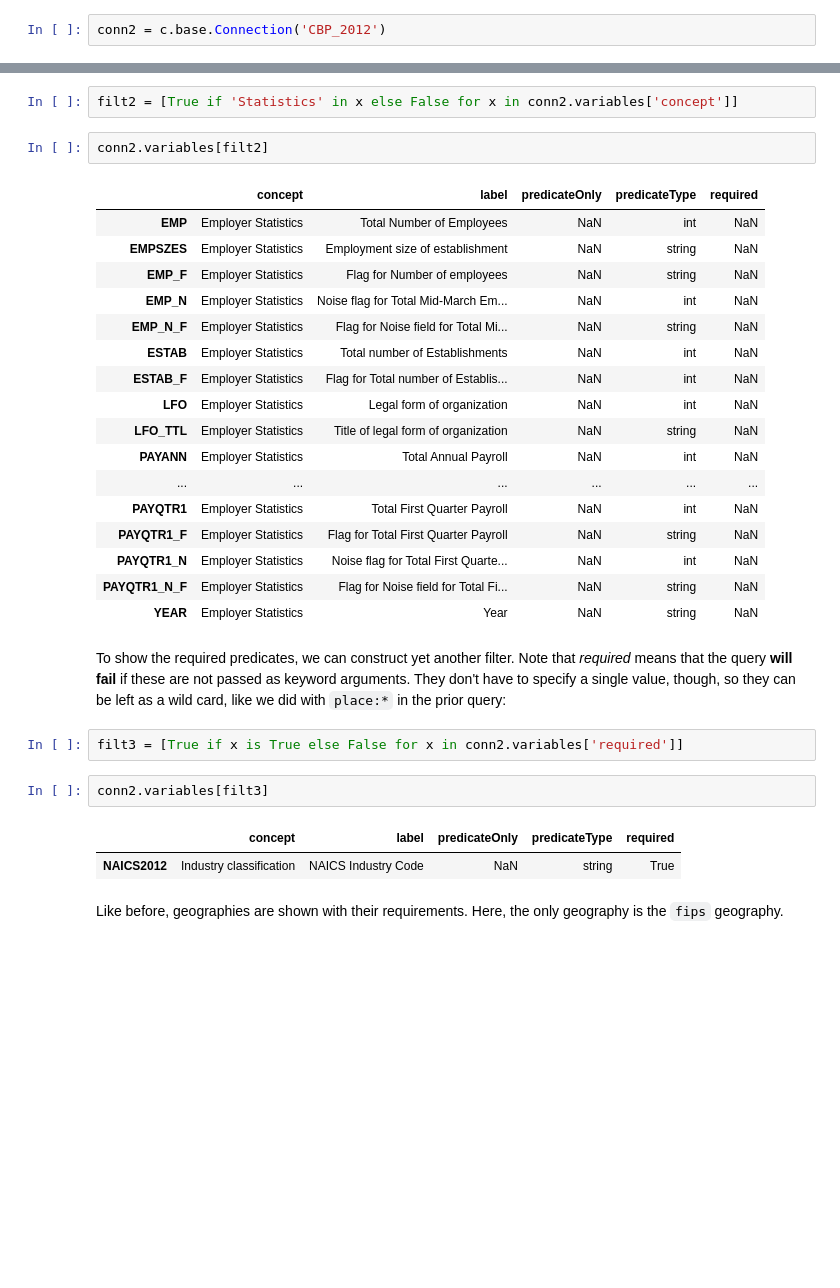
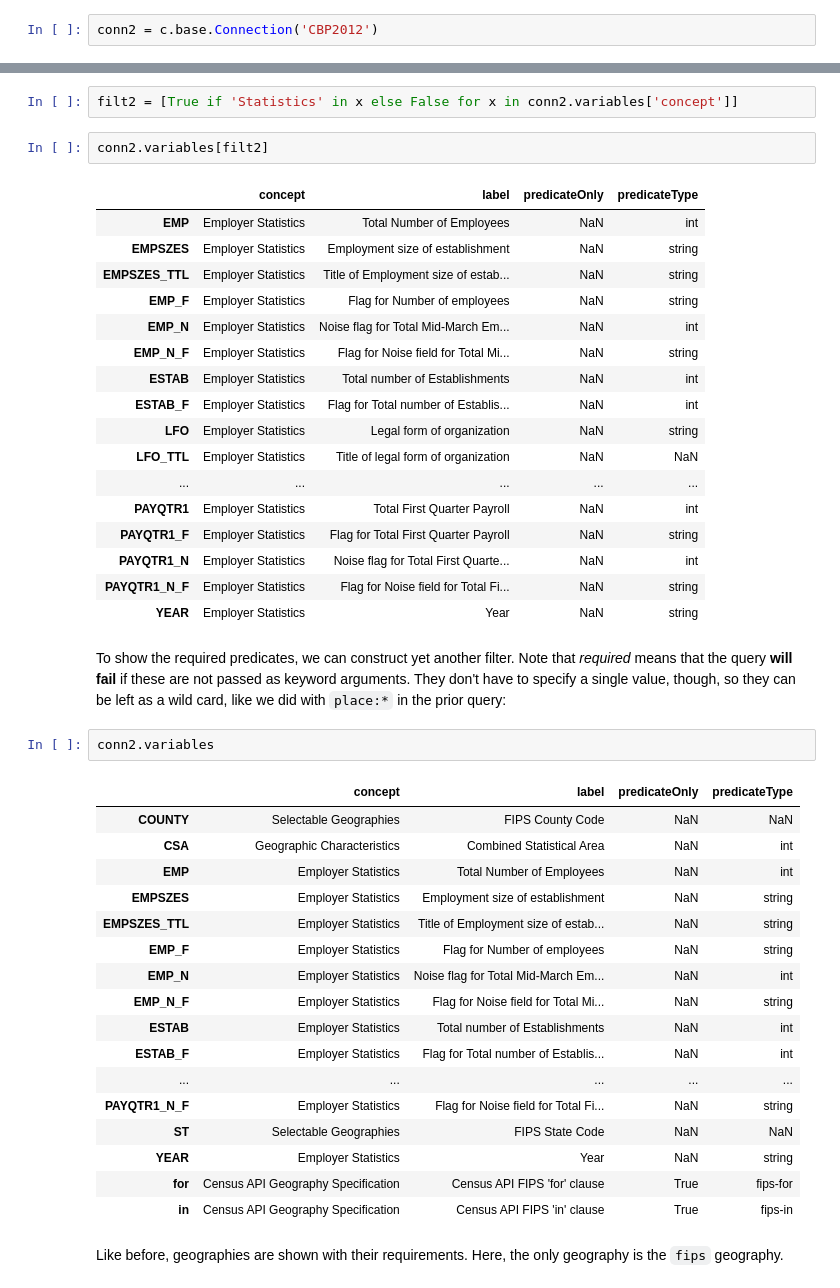
Before and after one commit to cenpy-devs/cenpy, a Jupyter notebook: demo.ipynb, the cells around one changed output, grey strips where cells are left out. Saved outputs shown, nothing was run; the diff lists cells and outputs as text; blank space fills up the shorter version.

```diff
--- a/demo.ipynb
+++ b/demo.ipynb
@@ -337,7 +337,7 @@ So, that's how you get your geodata in addition to your regular data!
 # %% [markdown]
 We'll try the Economic Census
 # %%
-conn2 = c.base.Connection('CBP_2012')
+conn2 = c.base.Connection('CBP2012')
 # %% [markdown]
 Alright, let's look at the available columns:
 # %%
@@ -345,32 +345,45 @@ filt2 = [True if 'Statistics' in x else False for x in conn2.variables['concept'
 # %%
 conn2.variables[filt2]
 # %% [output]
-|  | concept | label | predicateOnly | predicateType | required |
-| EMP | Employer Statistics | Total Number of Employees | NaN | int | NaN |
-| EMPSZES | Employer Statistics | Employment size of establishment | NaN | string | NaN |
-| EMP_F | Employer Statistics | Flag for Number of employees | NaN | string | NaN |
-| EMP_N | Employer Statistics | Noise flag for Total Mid-March Em... | NaN | int | NaN |
-| EMP_N_F | Employer Statistics | Flag for Noise field for Total Mi... | NaN | string | NaN |
-| ESTAB | Employer Statistics | Total number of Establishments | NaN | int | NaN |
-| ESTAB_F | Employer Statistics | Flag for Total number of Establis... | NaN | int | NaN |
-| LFO | Employer Statistics | Legal form of organization | NaN | int | NaN |
-| LFO_TTL | Employer Statistics | Title of legal form of organization | NaN | string | NaN |
-| PAYANN | Employer Statistics | Total Annual Payroll | NaN | int | NaN |
-| ... | ... | ... | ... | ... | ... |
-| PAYQTR1 | Employer Statistics | Total First Quarter Payroll | NaN | int | NaN |
-| PAYQTR1_F | Employer Statistics | Flag for Total First Quarter Payroll | NaN | string | NaN |
-| PAYQTR1_N | Employer Statistics | Noise flag for Total First Quarte... | NaN | int | NaN |
-| PAYQTR1_N_F | Employer Statistics | Flag for Noise field for Total Fi... | NaN | string | NaN |
-| YEAR | Employer Statistics | Year | NaN | string | NaN |
+|  | concept | label | predicateOnly | predicateType |
+| EMP | Employer Statistics | Total Number of Employees | NaN | int |
+| EMPSZES | Employer Statistics | Employment size of establishment | NaN | string |
+| EMPSZES_TTL | Employer Statistics | Title of Employment size of estab... | NaN | string |
+| EMP_F | Employer Statistics | Flag for Number of employees | NaN | string |
+| EMP_N | Employer Statistics | Noise flag for Total Mid-March Em... | NaN | int |
+| EMP_N_F | Employer Statistics | Flag for Noise field for Total Mi... | NaN | string |
+| ESTAB | Employer Statistics | Total number of Establishments | NaN | int |
+| ESTAB_F | Employer Statistics | Flag for Total number of Establis... | NaN | int |
+| LFO | Employer Statistics | Legal form of organization | NaN | string |
+| LFO_TTL | Employer Statistics | Title of legal form of organization | NaN | NaN |
+| ... | ... | ... | ... | ... |
+| PAYQTR1 | Employer Statistics | Total First Quarter Payroll | NaN | int |
+| PAYQTR1_F | Employer Statistics | Flag for Total First Quarter Payroll | NaN | string |
+| PAYQTR1_N | Employer Statistics | Noise flag for Total First Quarte... | NaN | int |
+| PAYQTR1_N_F | Employer Statistics | Flag for Noise field for Total Fi... | NaN | string |
+| YEAR | Employer Statistics | Year | NaN | string |
 # %% [markdown]
 To show the required predicates, we can construct yet another filter. Note that *required* means that the query **will fail** if these are not passed as keyword arguments. They don't have to specify a single value, though, so they can be left as a wild card, like we did with `place:*` in the prior query:
-# %%
-filt3 = [True if x is True else False for x in conn2.variables['required']]
 # %%
-conn2.variables[filt3]
+conn2.variables
 # %% [output]
-|  | concept | label | predicateOnly | predicateType | required |
-| NAICS2012 | Industry classification | NAICS Industry Code | NaN | string | True |
+|  | concept | label | predicateOnly | predicateType |
+| COUNTY | Selectable Geographies | FIPS County Code | NaN | NaN |
+| CSA | Geographic Characteristics | Combined Statistical Area | NaN | int |
+| EMP | Employer Statistics | Total Number of Employees | NaN | int |
+| EMPSZES | Employer Statistics | Employment size of establishment | NaN | string |
+| EMPSZES_TTL | Employer Statistics | Title of Employment size of estab... | NaN | string |
+| EMP_F | Employer Statistics | Flag for Number of employees | NaN | string |
+| EMP_N | Employer Statistics | Noise flag for Total Mid-March Em... | NaN | int |
+| EMP_N_F | Employer Statistics | Flag for Noise field for Total Mi... | NaN | string |
+| ESTAB | Employer Statistics | Total number of Establishments | NaN | int |
+| ESTAB_F | Employer Statistics | Flag for Total number of Establis... | NaN | int |
+| ... | ... | ... | ... | ... |
+| PAYQTR1_N_F | Employer Statistics | Flag for Noise field for Total Fi... | NaN | string |
+| ST | Selectable Geographies | FIPS State Code | NaN | NaN |
+| YEAR | Employer Statistics | Year | NaN | string |
+| for | Census API Geography Specification | Census API FIPS 'for' clause | True | fips-for |
+| in | Census API Geography Specification | Census API FIPS 'in' clause | True | fips-in |
 # %% [markdown]
 Like before, geographies are shown with their requirements. Here, the only geography is the `fips` geography.
 # %%
```
Also changed, not shown: parts of 25 cells of this notebook, 2 other files.
